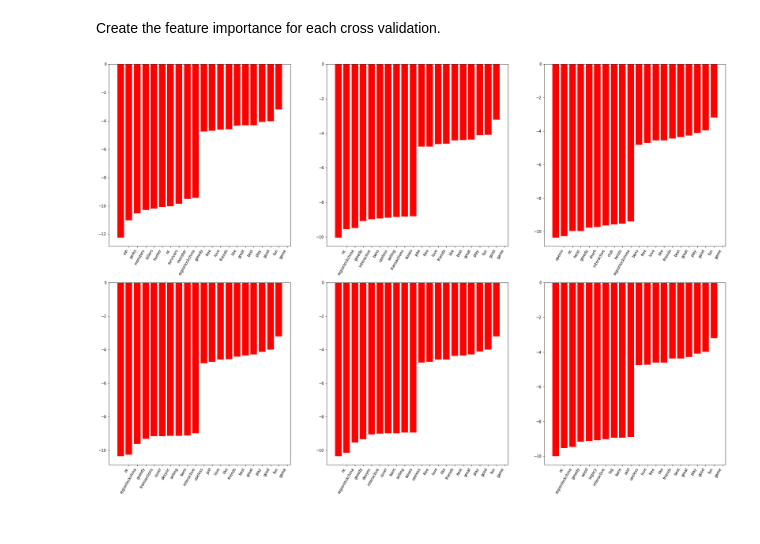
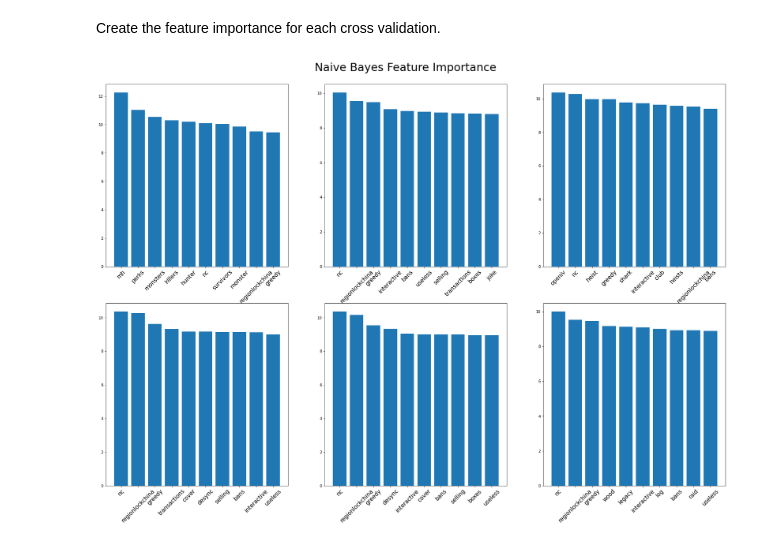
Before and after one commit to lm2546/Game-Review-Classification, a Jupyter notebook: Model/NavieBayes.ipynb, the cells around one changed output. Cells and saved outputs as stored; diff of their text form; code cells hidden in the pictures.

```diff
--- a/Model/NavieBayes.ipynb
+++ b/Model/NavieBayes.ipynb
@@ -25,3 +20,7 @@ Test_reco = pd.read_csv(file+'\\data\\Test_reco.csv')
+# %%
+Clean_DF = pd.read_csv('../data/Steam_Clean_Data.csv')
+Train_reco = pd.read_csv('../data/Train_reco.csv')
+Test_reco = pd.read_csv('../data/Test_reco.csv')
 # %% [markdown]
 ## Transform Recomendation Data.
 # %% [markdown]
@@ -116,14 +103,17 @@ def plot_coefficients(classifier, feature_names, top_features=20):
 # %%
 fig=plt.figure(figsize=(30,20))
-
+plt.suptitle("Naive Bayes Feature Importance", fontsize = 30, y = 0.92)
 for idx,estimator in enumerate(cv_reco['estimator']):
     #print("Features sorted by their score for estimator {}:".format(idx))
-    """feature_importances = pd.DataFrame(estimator.coef_.T,
-                                       index = Train_cv_DF.columns,
-                                        columns=['importance']).sort_values('importance', ascending=False)"""
+    feature_importances = pd.DataFrame(estimator.coef_.T*(-1),
+                                       index = DTM_DF_reco.columns,
+                                        columns=['importance']).sort_values('importance', ascending=False)
     #print(feature_importances[:10:])
     plt.subplot(231+idx)
-    plot_coefficients(estimator, Train_DTM_DF_reco.columns, 10)
-    #plt.bar(x = feature_importances.index[:10:], height=feature_importances["importance"][:10:])
+    #plot_coefficients(estimator, Train_DTM_DF_reco.columns, 10)
+    plt.bar(x = feature_importances.index[:10:], height=feature_importances["importance"][:10:])
+    plt.xticks(rotation = 45, fontsize = 15)
+
+plt.savefig("../Visualizations/NB_Imp.png")
 # %% [output]
-[figure, old version]
+[figure, new version]
```
Also changed, not shown: parts of 3 cells of this notebook, 24 other files.
